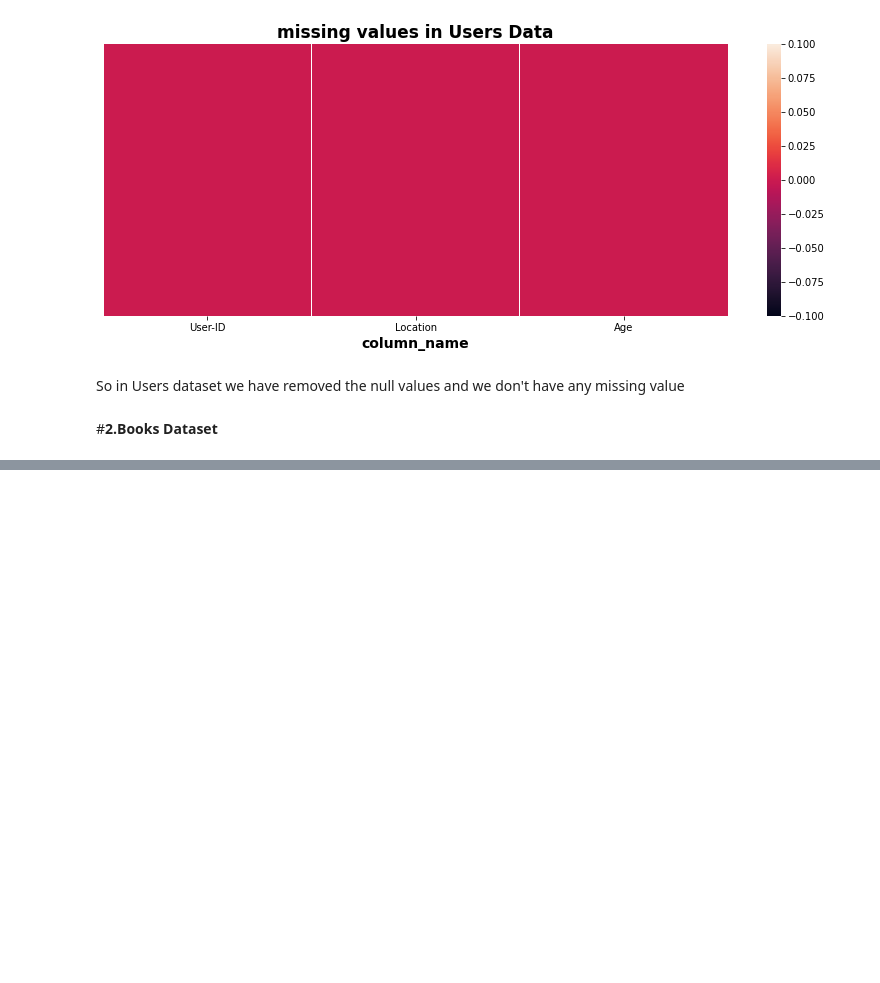
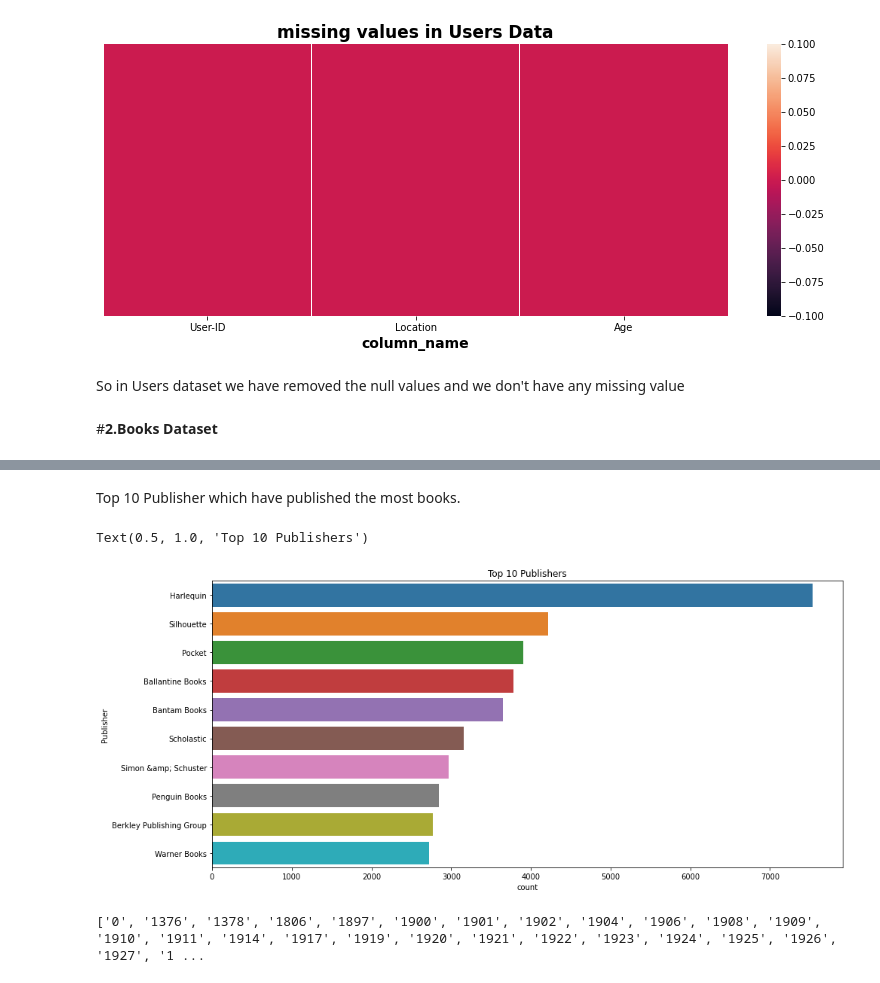
Before and after one commit to RanjithK2608/Book-Recommendation-System, a Jupyter notebook: Book_Recommendation_System.ipynb, the cells around one changed output, grey strips where cells are left out. Saved outputs shown, nothing was run; the diff lists cells and outputs as text; code cells hidden in the pictures; blank space fills up the shorter version.

```diff
--- a/Book_Recommendation_System.ipynb
+++ b/Book_Recommendation_System.ipynb
@@ -297,0 +313,19 @@ So in Users dataset we have removed the null values and we don't have any missin
+# %% [markdown]
+Top 10 Publisher which have published the most books.
+# %%
+plt.figure(figsize=(15,7))
+sns.countplot(y='Publisher',data=books,order=pd.value_counts(books['Publisher']).iloc[:10].index)
+plt.title('Top 10 Publishers')
+# %% [output]
+Text(0.5, 1.0, 'Top 10 Publishers')
+[figure, added]
+# %%
+books['Year-Of-Publication']=books['Year-Of-Publication'].astype('str')
+a=list(books['Year-Of-Publication'].unique())
+a=set(a)
+a=list(a)
+a = [x for x in a if x is not None]
+a.sort()
+print(a)
+# %% [output]
+['0', '1376', '1378', '1806', '1897', '1900', '1901', '1902', '1904', '1906', '1908', '1909', '1910', '1911', '1914', '1917', '1919', '1920', '1921', '1922', '1923', '1924', '1925', '1926', '1927', '1 ...
```
Also changed, not shown: parts of 40 cells of this notebook.
